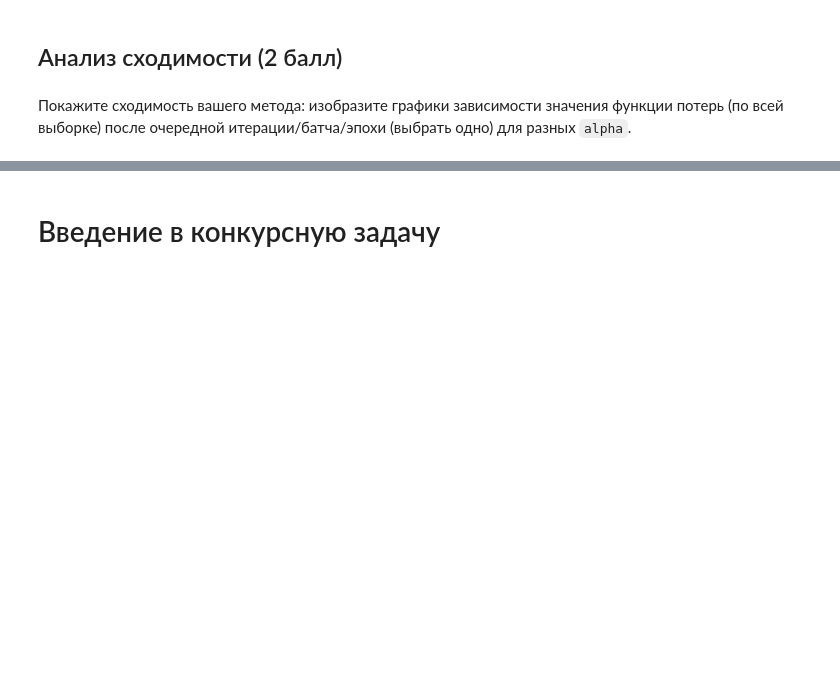
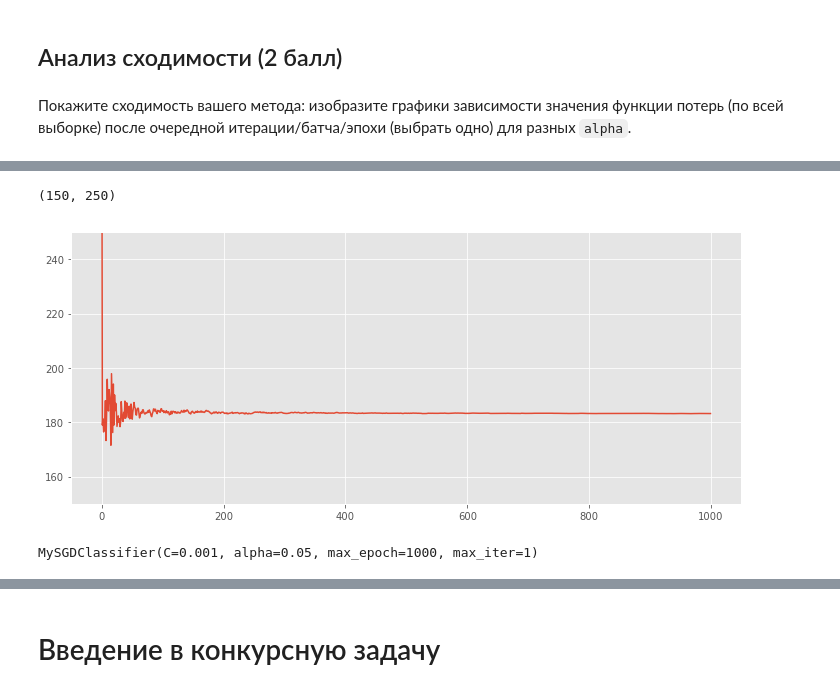
Before and after one commit to MihaJjDa/shpereDM4, a Jupyter notebook: hw4-lin-models.ipynb, the cells around one changed output, grey strips where cells are left out. Drawn from its saved outputs; the diff is of its cells as text; code cells hidden in the pictures; blank space fills up the shorter version.

```diff
--- a/hw4-lin-models.ipynb
+++ b/hw4-lin-models.ipynb
@@ -234,0 +265,11 @@ plt.plot(model.L)
+# %%
+plt.plot(model3.L)
+plt.ylim(150, 250)
+# %% [output]
+(150, 250)
+[figure, added]
+# %%
+model4 = MySGDClassifier(C=0.001, alpha=0.05, max_epoch=1000, max_iter=1)
+model4.fit(X, y)
+# %% [output]
+MySGDClassifier(C=0.001, alpha=0.05, max_epoch=1000, max_iter=1)
```
Also changed, not shown: parts of 59 cells of this notebook.
